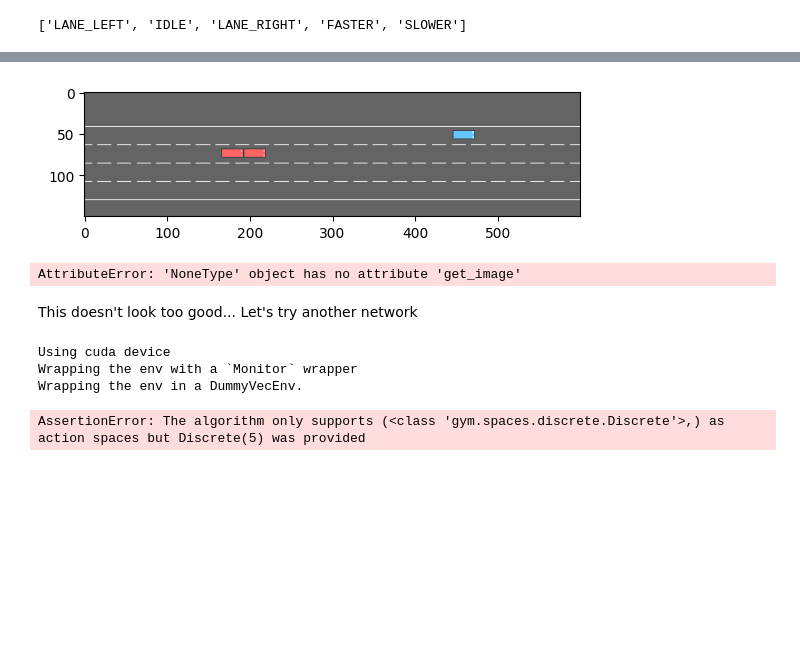
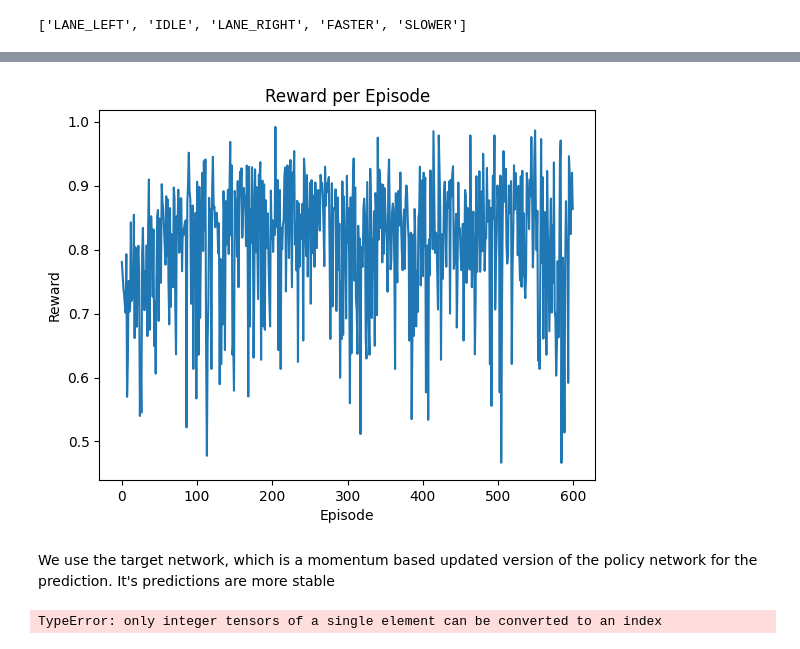
Before and after one commit to EvgenyGorelikAAI/AAI-RL, a Jupyter notebook: notebooks/highway_environment.ipynb, the cells around one changed output, grey strips where cells are left out. Drawn from its saved outputs; the diff is of its cells as text; code cells hidden in the pictures; blank space fills up the shorter version.

```diff
--- a/notebooks/highway_environment.ipynb
+++ b/notebooks/highway_environment.ipynb
@@ -342,53 +370,30 @@ Complete
 <Figure size 640x480 with 0 Axes>
 <Figure size 640x480 with 0 Axes>
+# %%
+plt.plot(np.arange(len(episode_reward)), episode_reward)
+plt.title("Reward per Episode")
+plt.xlabel("Episode")
+plt.ylabel("Reward")
+plt.show()
+# %% [output]
+[figure, added]
+# %% [markdown]
+We use the target network, which is a momentum based updated version of the policy network for the prediction. It's predictions are more stable
 # %%
 state, info = env.reset()
-state = torch.tensor(state.flatten(), dtype=torch.float32, device=device).unsqueeze(0)
+state = torch.tensor(mask_state(state), dtype=torch.float32, device=device).unsqueeze(0)
 MAX_ITERATIONS = 100
 for i in range(MAX_ITERATIONS):
-    action = select_action(state)
+    action = target_net(state).argmax(0)
+    print(f"Action: {list(env.action_type.actions_indexes.keys())[action]}")
     observation, reward, terminated, truncated, _ = env.step(action.item())
-    plt.imshow(env.render())
-    display.display(plt.gcf())
-    display.clear_output(wait=True)
-    plt.pause(0.001)  # pause a bit so that plots are updated
-    next_state = torch.tensor(observation.flatten(), dtype=torch.float32, device=device).unsqueeze(0)
+    env.render()
+    next_state = torch.tensor(mask_state(observation), dtype=torch.float32, device=device).unsqueeze(0)
     # Move to the next state
     state = next_state
+    done = terminated or truncated
+    if done:
+        break
+env.close()
 # %% [output]
-[figure, removed]
-AttributeError: 'NoneType' object has no attribute 'get_image'
+TypeError: only integer tensors of a single element can be converted to an index
-# %% [markdown]
-This doesn't look too good... Let's try another network
-# %%
-from stable_baselines3 import DQN
-env = gym.make("highway-fast-v0")
-model = DQN('MlpPolicy', env,
-              policy_kwargs=dict(net_arch=[256, 256]),
-              learning_rate=5e-4,
-              buffer_size=15000,
-              learning_starts=200,
-              batch_size=32,
-              gamma=0.8,
-              train_freq=1,
-              gradient_steps=1,
-              target_update_interval=50,
-              verbose=1,
-              tensorboard_log="highway_dqn/")
-model.learn(int(2e4))
-model.save("highway_dqn/model")
-
-# Load and test saved model
-model = DQN.load("highway_dqn/model")
-while True:
-  done = truncated = False
-  obs, info = env.reset()
-  while not (done or truncated):
-    action, _states = model.predict(obs.flatten(), deterministic=True)
-    obs, reward, done, truncated, info = env.step(action)
-    env.render()
-# %% [output]
-Using cuda device
-Wrapping the env with a `Monitor` wrapper
-Wrapping the env in a DummyVecEnv.
-AssertionError: The algorithm only supports (<class 'gym.spaces.discrete.Discrete'>,) as action spaces but Discrete(5) was provided
```
Also changed, not shown: parts of 8 cells of this notebook, 5 other files.
